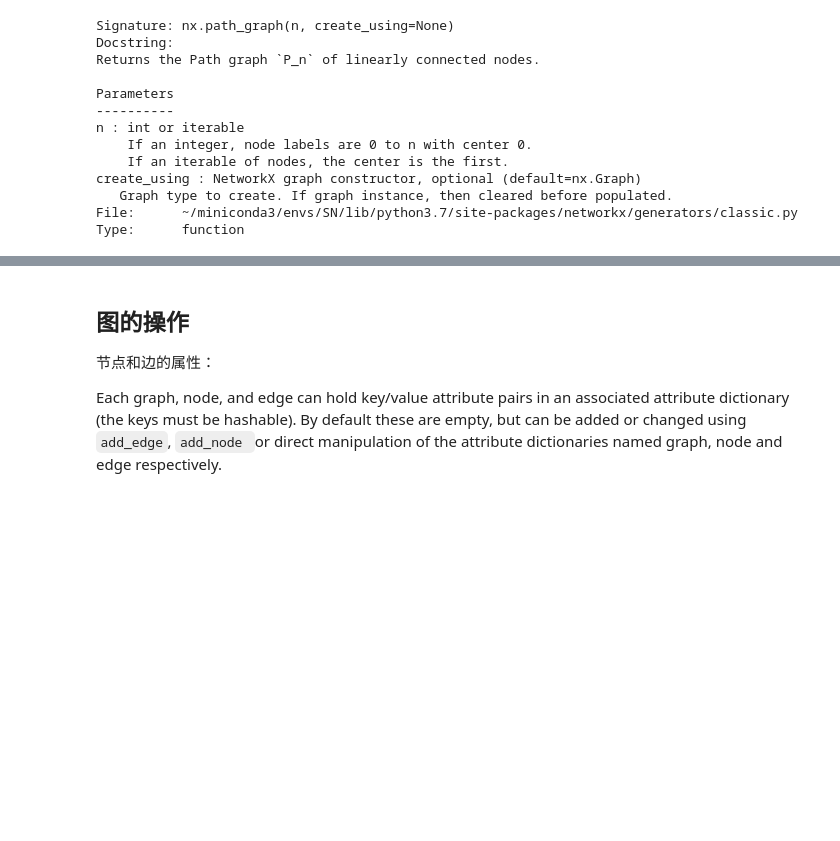
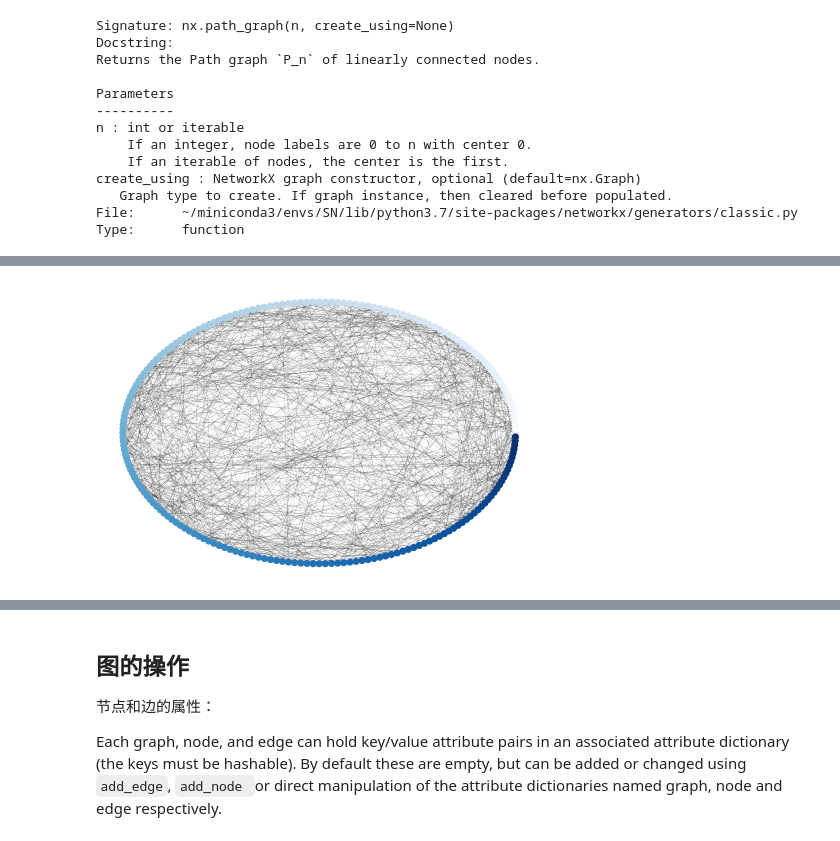
Before and after one commit to kuntung/SocialNetworkAnalysis, a Jupyter notebook: NetworkxNotes/basisNetworkx.ipynb, the cells around one changed output, grey strips where cells are left out. Saved outputs shown, nothing was run; the diff lists cells and outputs as text; code cells hidden in the pictures; blank space fills up the shorter version.

```diff
--- a/NetworkxNotes/basisNetworkx.ipynb
+++ b/NetworkxNotes/basisNetworkx.ipynb
@@ -59,0 +127,8 @@ Type:      function
+# %%
+#networkx.drawing.layout.circular_layout
+G = nx.generators.random_graphs.newman_watts_strogatz_graph(200, 10, 0.7, seed = seed);
+pos3 = nx.circular_layout(G)
+
+nx.draw(G, pos3, **options)
+# %% [output]
+[figure, added]
```
Also changed, not shown: parts of 20 cells of this notebook, 6 other files.
